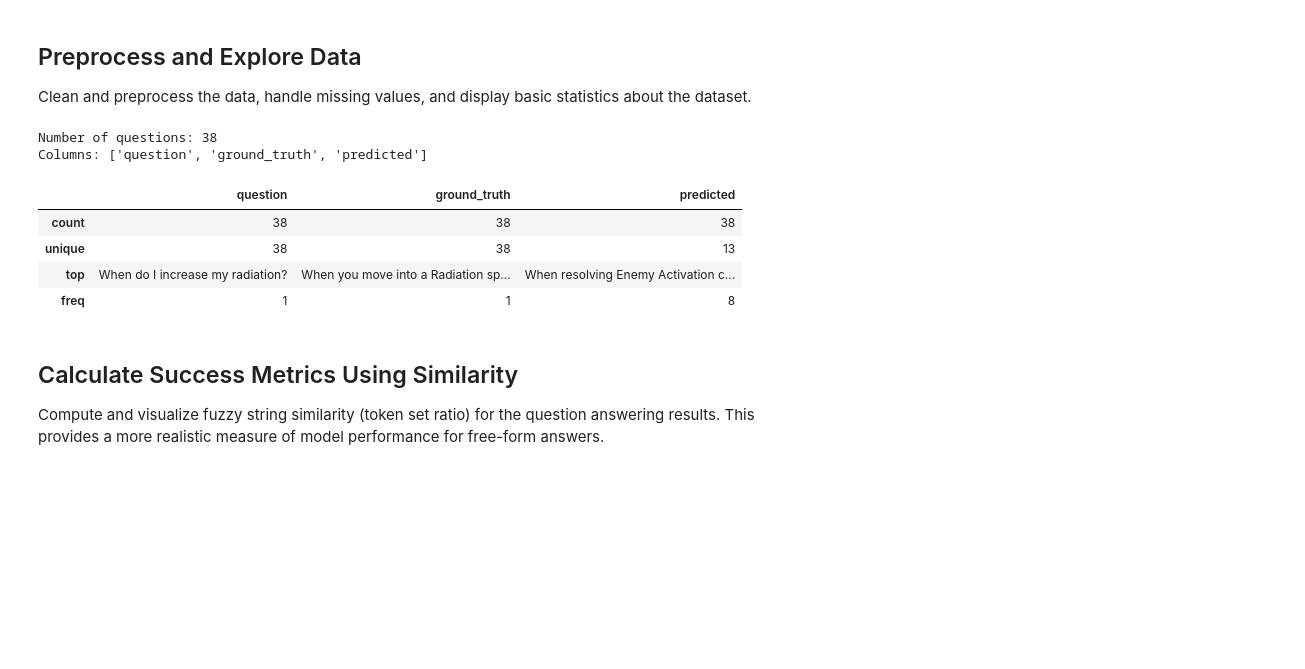
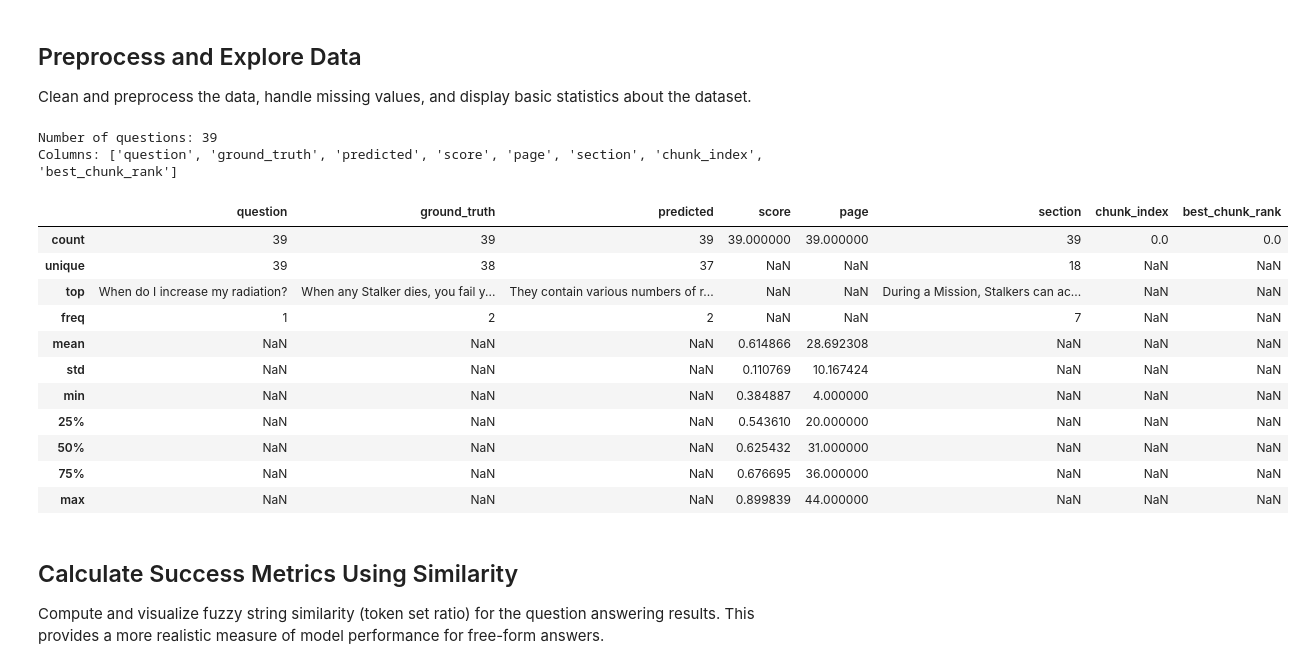
Before and after one commit to n-boshnakov/boardgame-rules-checker, a Jupyter notebook: notebooks/qa_success_analysis.ipynb, the cells around one changed output. Saved outputs shown, nothing was run; the diff lists cells and outputs as text; code cells hidden in the pictures; blank space fills up the shorter version.

```diff
--- a/notebooks/qa_success_analysis.ipynb
+++ b/notebooks/qa_success_analysis.ipynb
@@ -39,21 +39,28 @@ df.head()
 
 Clean and preprocess the data, handle missing values, and display basic statistics about the dataset.
 # %%
-# Drop rows with missing values
-clean_df = df.dropna()
+# Drop rows with missing values in essential columns only
+clean_df = df.dropna(subset=['question', 'ground_truth', 'predicted'])
 
 # Show basic statistics
 print('Number of questions:', len(clean_df))
 print('Columns:', clean_df.columns.tolist())
 clean_df.describe(include='all')
 # %% [output]
-Number of questions: 38
-Columns: ['question', 'ground_truth', 'predicted']
+Number of questions: 39
+Columns: ['question', 'ground_truth', 'predicted', 'score', 'page', 'section', 'chunk_index', 'best_chunk_rank']
-|  | question | ground_truth | predicted |
-| count | 38 | 38 | 38 |
-| unique | 38 | 38 | 13 |
-| top | When do I increase my radiation? | When you move into a Radiation sp... | When resolving Enemy Activation c... |
-| freq | 1 | 1 | 8 |
+|  | question | ground_truth | predicted | score | page | section | chunk_index | best_chunk_rank |
+| count | 39 | 39 | 39 | 39.000000 | 39.000000 | 39 | 0.0 | 0.0 |
+| unique | 39 | 38 | 37 | NaN | NaN | 18 | NaN | NaN |
+| top | When do I increase my radiation? | When any Stalker dies, you fail y... | They contain various numbers of r... | NaN | NaN | During a Mission, Stalkers can ac... | NaN | NaN |
+| freq | 1 | 2 | 2 | NaN | NaN | 7 | NaN | NaN |
+| mean | NaN | NaN | NaN | 0.614866 | 28.692308 | NaN | NaN | NaN |
+| std | NaN | NaN | NaN | 0.110769 | 10.167424 | NaN | NaN | NaN |
+| min | NaN | NaN | NaN | 0.384887 | 4.000000 | NaN | NaN | NaN |
+| 25% | NaN | NaN | NaN | 0.543610 | 20.000000 | NaN | NaN | NaN |
+| 50% | NaN | NaN | NaN | 0.625432 | 31.000000 | NaN | NaN | NaN |
+| 75% | NaN | NaN | NaN | 0.676695 | 36.000000 | NaN | NaN | NaN |
+| max | NaN | NaN | NaN | 0.899839 | 44.000000 | NaN | NaN | NaN |
 # %% [markdown]
 ## Calculate Success Metrics Using Similarity
 
```
Also changed, not shown: parts of 6 cells of this notebook, 7 other files.
